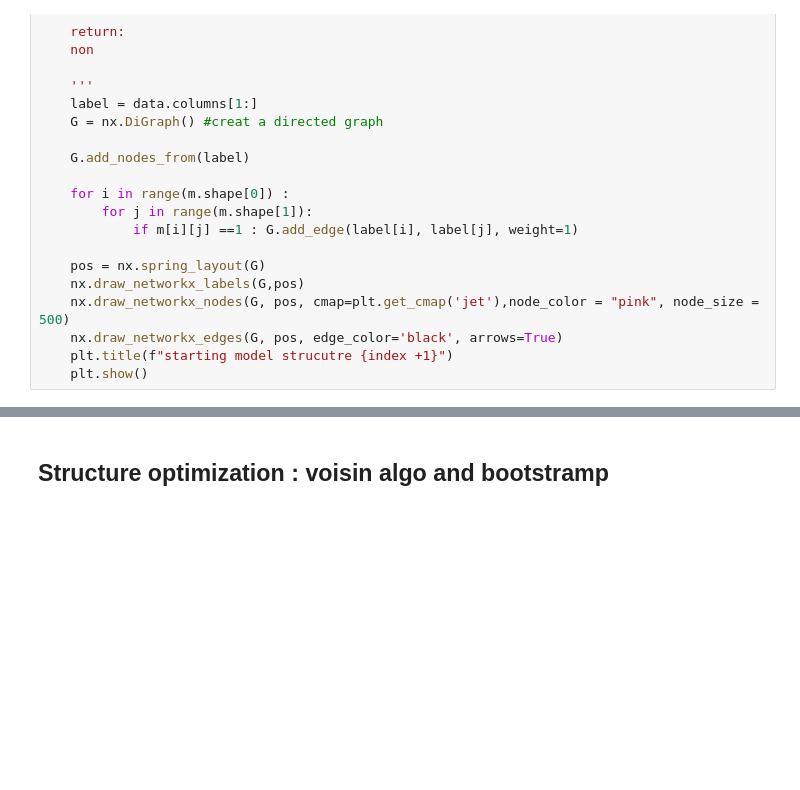
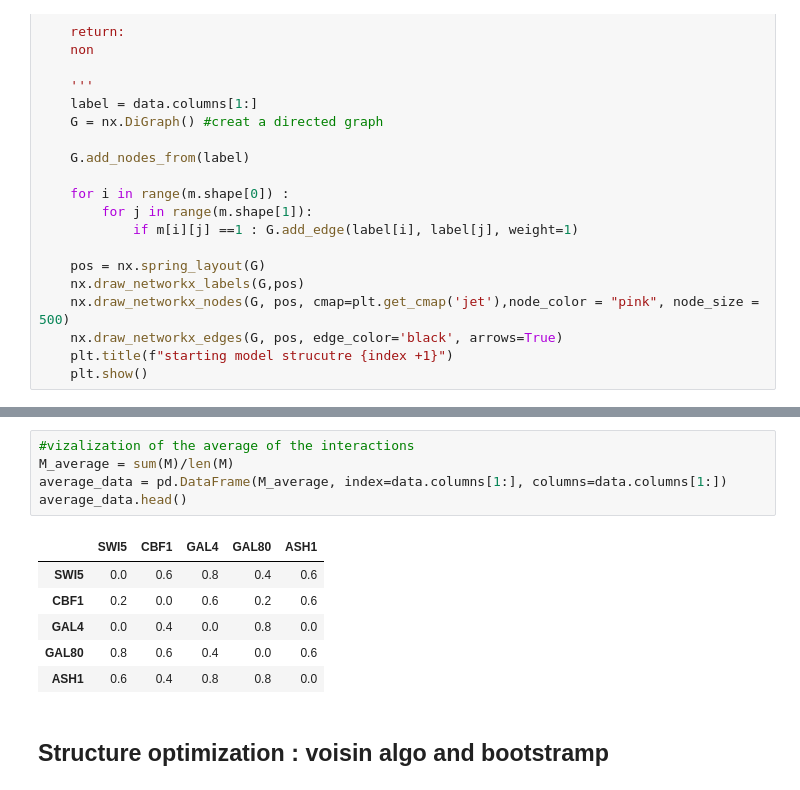
Before and after one commit to maud73/Gene_Regulatory_NW_id, a Jupyter notebook: main.ipynb, the cells around one changed output, grey strips where cells are left out. Cells and saved outputs as stored; diff of their text form; blank space fills up the shorter version.

```diff
--- a/main.ipynb
+++ b/main.ipynb
@@ -159,3 +160,15 @@ M_average = sum(M)/len(M)
+# %%
+#vizalization of the average of the interactions
+M_average = sum(M)/len(M)
+average_data = pd.DataFrame(M_average, index=data.columns[1:], columns=data.columns[1:])
+average_data.head()
+# %% [output]
+|  | SWI5 | CBF1 | GAL4 | GAL80 | ASH1 |
+| SWI5 | 0.0 | 0.6 | 0.8 | 0.4 | 0.6 |
+| CBF1 | 0.2 | 0.0 | 0.6 | 0.2 | 0.6 |
+| GAL4 | 0.0 | 0.4 | 0.0 | 0.8 | 0.0 |
+| GAL80 | 0.8 | 0.6 | 0.4 | 0.0 | 0.6 |
+| ASH1 | 0.6 | 0.4 | 0.8 | 0.8 | 0.0 |
 # %% [markdown]
 ## Structure optimization : voisin algo and bootstramp
 # %% [markdown]
```
Also changed, not shown: parts of 2 cells of this notebook.
